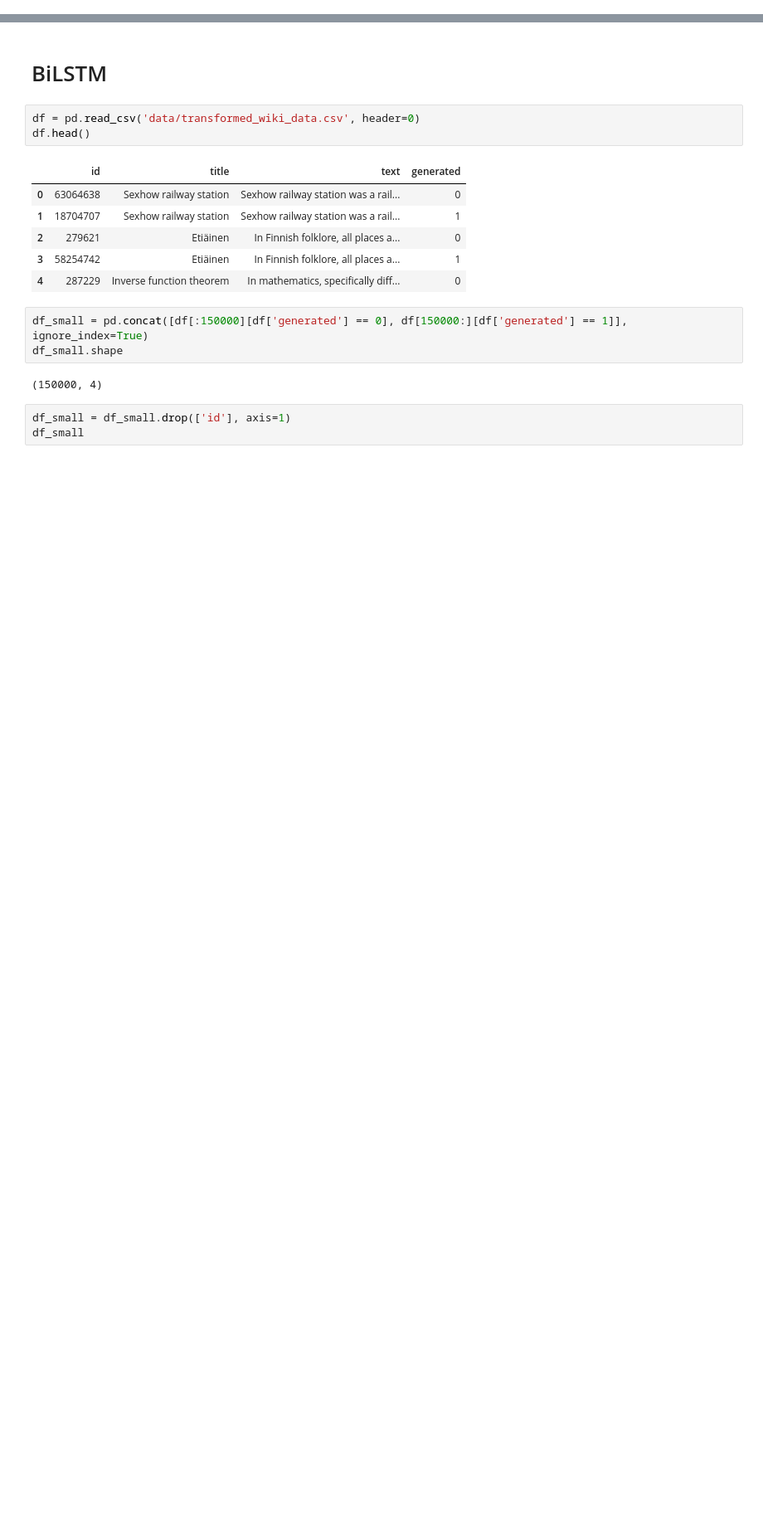
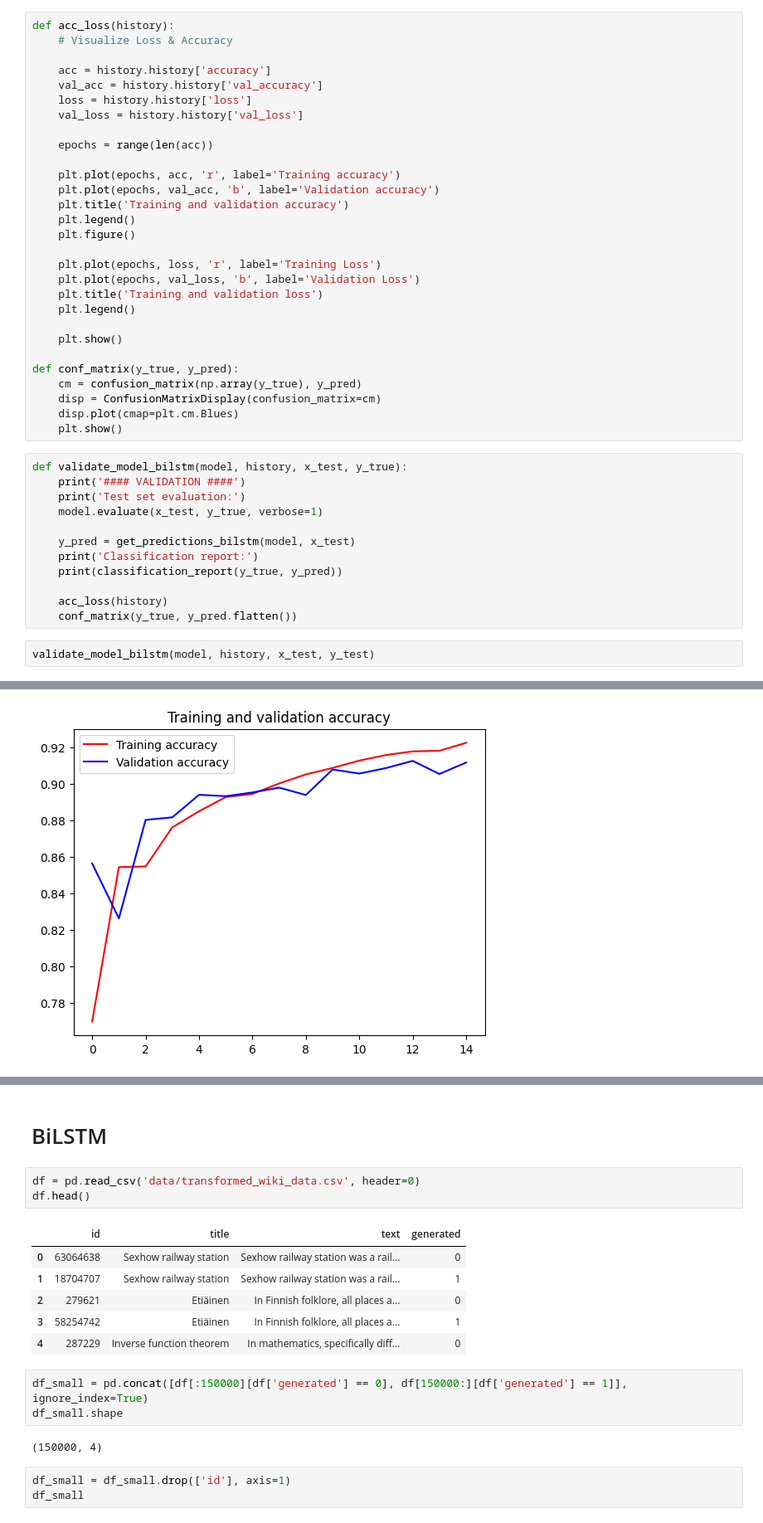
Before and after one commit to mariafain/masters-thesis, a Jupyter notebook: playground.ipynb, the cells around one changed output, grey strips where cells are left out. Shown at 83% size. Drawn from its saved outputs; the diff is of its cells as text; blank space fills up the shorter version.

```diff
--- a/playground.ipynb
+++ b/playground.ipynb
@@ -21,0 +181,44 @@ To enable the following instructions: AVX2 FMA, in other operations, rebuild Ten
+# %%
+def acc_loss(history):
+    # Visualize Loss & Accuracy
+
+    acc = history.history['accuracy']
+    val_acc = history.history['val_accuracy']
+    loss = history.history['loss']
+    val_loss = history.history['val_loss']
+
+    epochs = range(len(acc))
+
+    plt.plot(epochs, acc, 'r', label='Training accuracy')
+    plt.plot(epochs, val_acc, 'b', label='Validation accuracy')
+    plt.title('Training and validation accuracy')
+    plt.legend()
+    plt.figure()
+
+    plt.plot(epochs, loss, 'r', label='Training Loss')
+    plt.plot(epochs, val_loss, 'b', label='Validation Loss')
+    plt.title('Training and validation loss')
+    plt.legend()
+
+    plt.show()
+
+def conf_matrix(y_true, y_pred):
+    cm = confusion_matrix(np.array(y_true), y_pred)
+    disp = ConfusionMatrixDisplay(confusion_matrix=cm)
+    disp.plot(cmap=plt.cm.Blues)
+    plt.show()
+# %%
+def validate_model_bilstm(model, history, x_test, y_true):
+    print('#### VALIDATION ####')
+    print('Test set evaluation:')
+    model.evaluate(x_test, y_true, verbose=1)
+
+    y_pred = get_predictions_bilstm(model, x_test)
+    print('Classification report:')
+    print(classification_report(y_true, y_pred))
+
+    acc_loss(history)
+    conf_matrix(y_true, y_pred.flatten())
+# %%
+validate_model_bilstm(model, history, x_test, y_test)
+# %% [output]
@@ -21,0 +238 @@ To enable the following instructions: AVX2 FMA, in other operations, rebuild Ten
+[figure, added]
```
Also changed, not shown: parts of 55 cells of this notebook, 9 other files.
